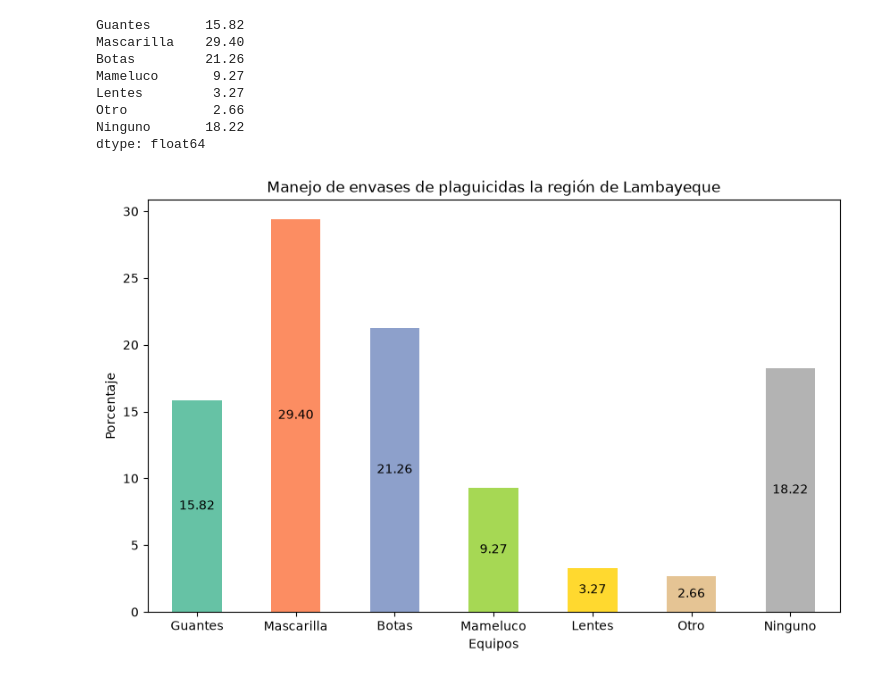
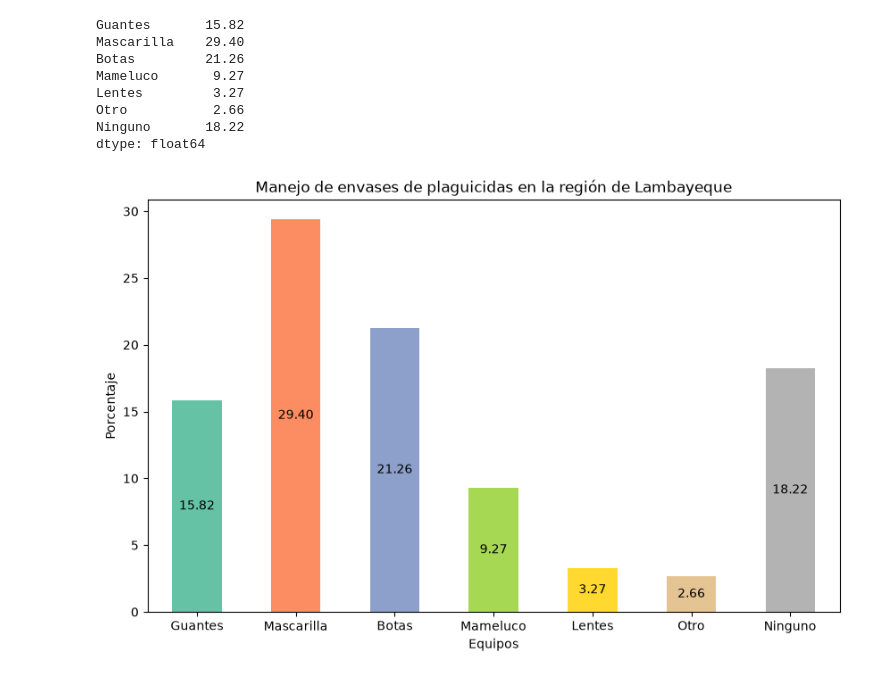
Before and after one commit to matiasrg/Proyecto-PCDA, a Jupyter notebook: scripts/04_CAP300AB.ipynb, the cells around one changed output. Cells and saved outputs as stored; diff of their text form; code cells hidden in the pictures.

```diff
--- a/scripts/04_CAP300AB.ipynb
+++ b/scripts/04_CAP300AB.ipynb
@@ -290,8 +326,8 @@ frec_equipos = (
     .rename(index=equipos_proteccion)
 )
 
-frec_equipos = (frec_equipos/len(df_ancash)*100).round(2)
-frec_equipos
+frer_equipos = (frec_equipos/len(df_ancash)*100).round(2)
+frer_equipos
 # %% [output]
 Mascarilla    29.40
 Botas         21.26
@@ -302,10 +338,10 @@ Lentes         3.27
 Otro           2.66
 dtype: float64
 # %%
-cmap = plt.get_cmap("Set2", len(frec_equipos))
-colores = [cmap(i) for i in range(len(frec_equipos))]
+cmap = plt.get_cmap("Set2", len(frer_equipos))
+colores = [cmap(i) for i in range(len(frer_equipos))]
 
-gr_reg_tipo_equipo = frec_equipos.plot(
+gr_reg_tipo_equipo = frer_equipos.plot(
     kind = "bar",
     stacked = False,
     figsize = (10, 6),
@@ -363,26 +399,26 @@ dtype: float64
 # %%
 cmap = plt.get_cmap("Set2", len(frec_manejo_envases))
 colores = [cmap(i) for i in range(len(frec_manejo_envases))]
 
 gr_reg_manejo_envases = frec_manejo_envases.plot(
     kind = "bar",
     stacked = False,
     figsize = (10, 6),
     color = colores,
 )
-gr_reg_manejo_envases.set_title("Manejo de envases de plaguicidas la región de Lambayeque")
+gr_reg_manejo_envases.set_title("Manejo de envases de plaguicidas en la región de Lambayeque")
 gr_reg_manejo_envases.set_xlabel("Equipos")
 gr_reg_manejo_envases.set_ylabel("Porcentaje")
 
 
 for container in gr_reg_manejo_envases.containers:
     gr_reg_manejo_envases.bar_label(
         container,
         fmt = "%.2f",
         label_type = "center",
         fontsize = 10
     )
 plt.xticks(rotation = 0)
 plt.show()
 # %% [output]
-[figure, old version]
+[figure, new version]
```
Also changed, not shown: parts of 6 cells of this notebook, 1 other file.
